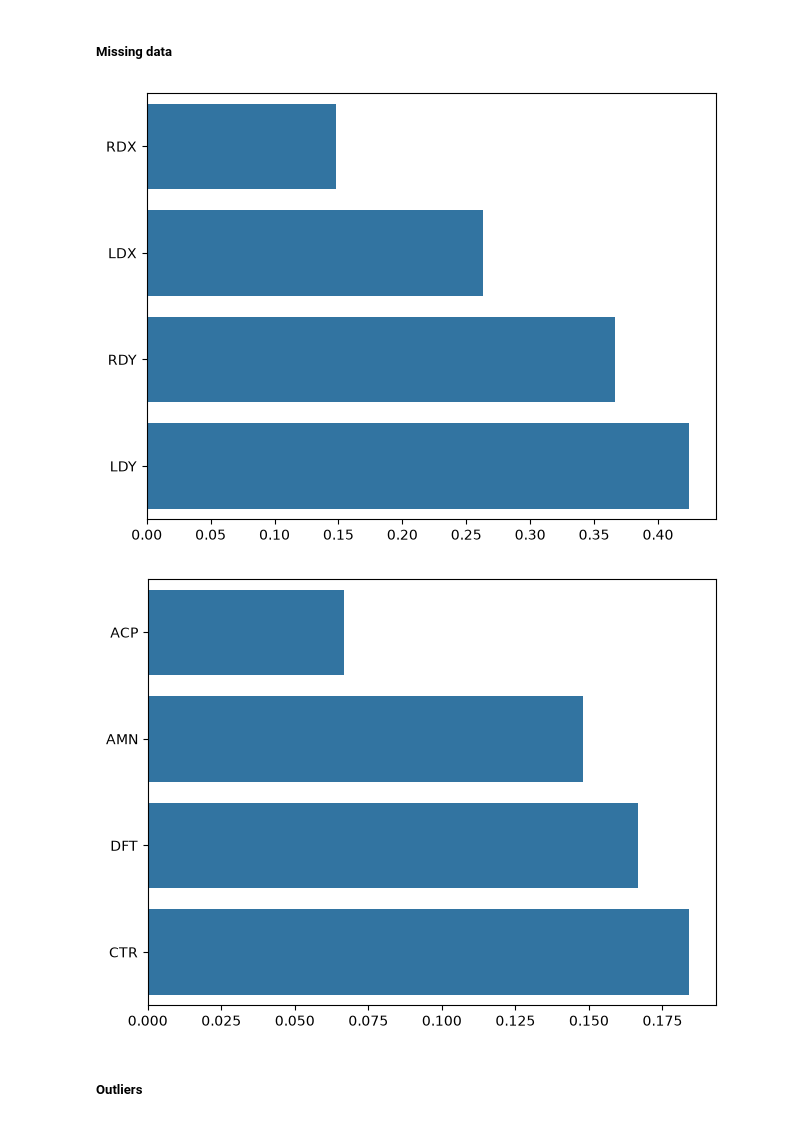
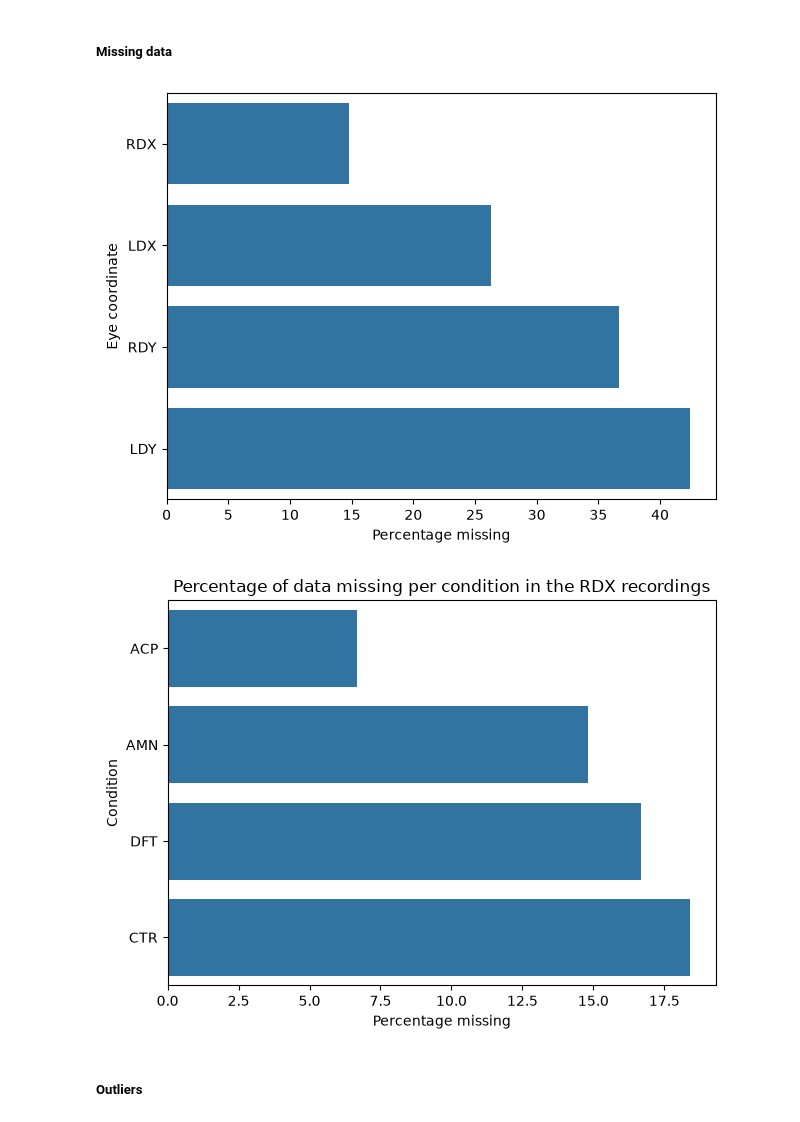
Before and after one commit to arthbreaker/2026_M1_internship, a Jupyter notebook: data_preparation.ipynb, the cells around one changed output. Cells and saved outputs as stored; diff of their text form; code cells hidden in the pictures.

```diff
--- a/data_preparation.ipynb
+++ b/data_preparation.ipynb
@@ -42,30 +110,35 @@ split the data in 80/20
 # %%
 # highlight why RDX was chosen over the others
 missing_values = {
-    'RDX': df['RDX (pix)'].isna().mean(),
-    'LDX': df['LDX (pix)'].isna().mean(),
-    'RDY': df['RDY (pix)'].isna().mean(),
-    'LDY': df['LDY (pix)'].isna().mean()
+    'RDX': df['RDX (pix)'].isna().mean()*100,
+    'LDX': df['LDX (pix)'].isna().mean()*100,
+    'RDY': df['RDY (pix)'].isna().mean()*100,
+    'LDY': df['LDY (pix)'].isna().mean()*100
 }
 
 
-sns.barplot(data = missing_values, orient='h')
+ax = sns.barplot(data = missing_values, orient='h')
+ax.set(xlabel = 'Percentage missing', ylabel='Eye coordinate')
+
+plt.savefig('figures/missing_pupil.png', dpi=150)
 plt.tight_layout()
 # %% [output]
-[figure, old version]
+[figure, new version]
 # %%
 missing_values = {
-    'ACP': df[df.condition=='ACP']['RDX (pix)'].isna().mean(),
-    'AMN': df[df.condition=='AMN']['RDX (pix)'].isna().mean(),
-    'DFT': df[df.condition=='DFT']['RDX (pix)'].isna().mean(),
-    'CTR': df[df.condition=='CTR']['RDX (pix)'].isna().mean()
+    'ACP': df[df.condition=='ACP']['RDX (pix)'].isna().mean()*100,
+    'AMN': df[df.condition=='AMN']['RDX (pix)'].isna().mean()*100,
+    'DFT': df[df.condition=='DFT']['RDX (pix)'].isna().mean()*100,
+    'CTR': df[df.condition=='CTR']['RDX (pix)'].isna().mean()*100
 }
 
 
-sns.barplot(data = missing_values, orient='h')
+ax = sns.barplot(data = missing_values, orient='h')
+ax.set(xlabel='Percentage missing', ylabel='Condition', title='Percentage of data missing per condition in the RDX recordings')
+plt.savefig('figures/missing_rdx.png', dpi=150)
 plt.tight_layout()
 # %% [output]
-[figure, old version]
+[figure, new version]
 # %% [markdown]
 ##### Outliers
 # %%
```
Also changed, not shown: parts of 9 cells of this notebook, 4 other files.
